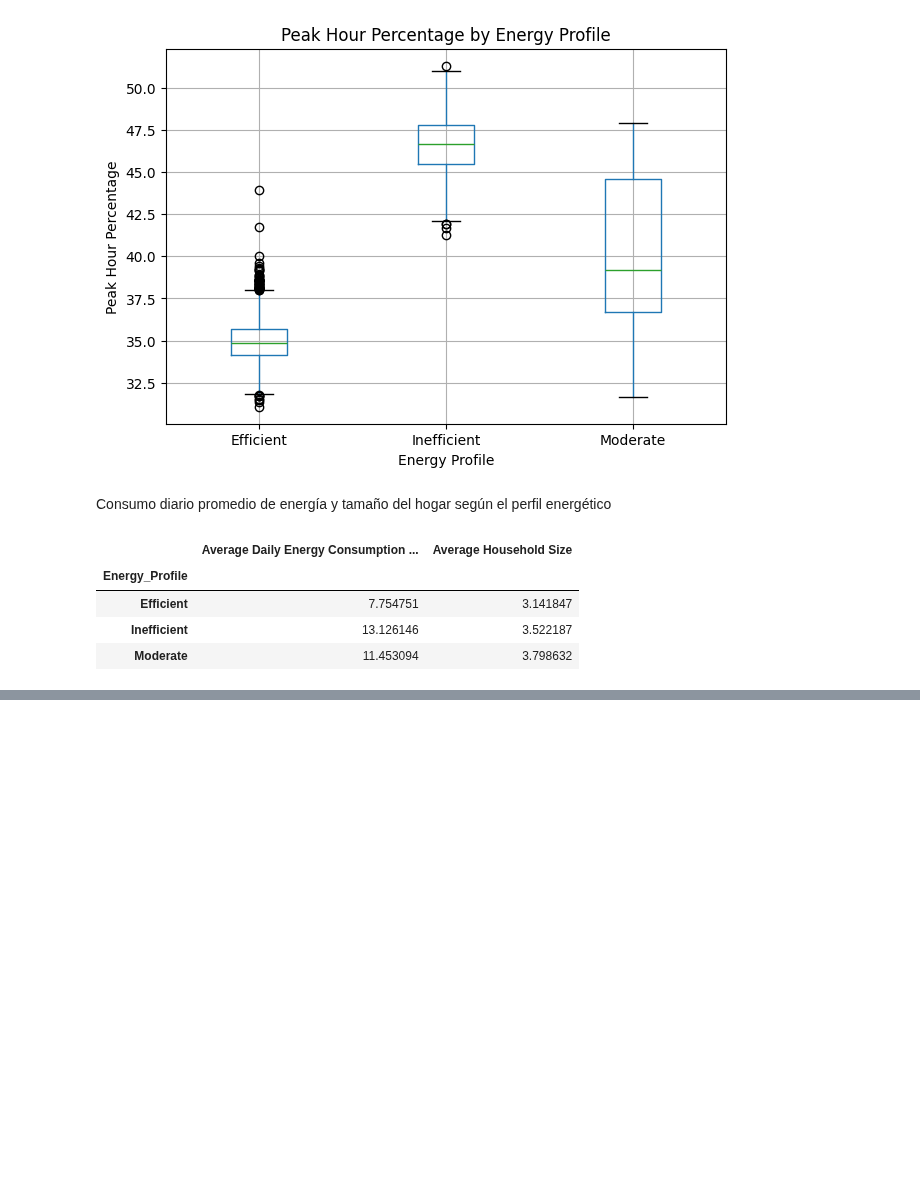
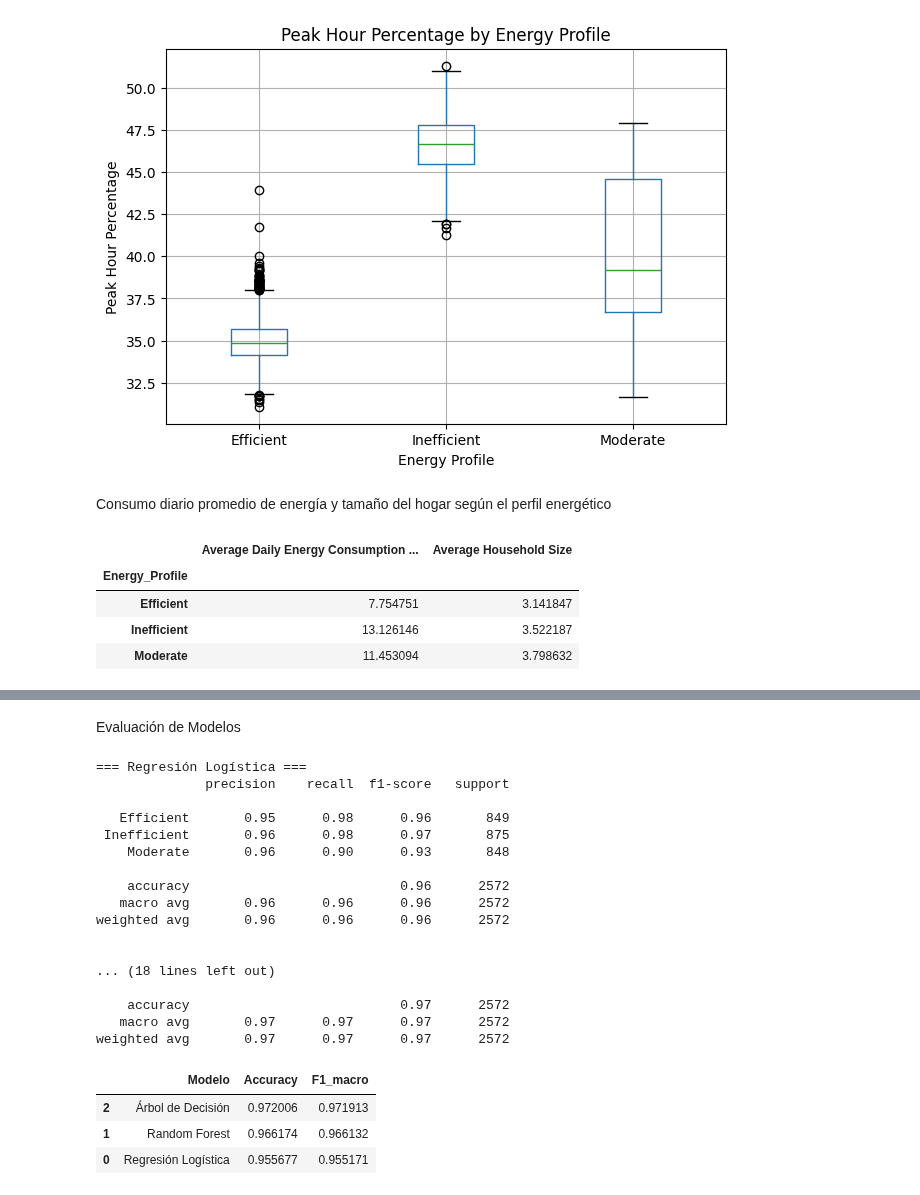
Before and after one commit to No-Country-simulation/G9-LATAM-Team-57, a Jupyter notebook: Copia_de_No_Country_simulation_G9_LATAM_Team_57.ipynb, the cells around one changed output, grey strips where cells are left out. Cells and saved outputs as stored; diff of their text form; code cells hidden in the pictures; blank space fills up the shorter version.

```diff
--- a/Copia_de_No_Country_simulation_G9_LATAM_Team_57.ipynb
+++ b/Copia_de_No_Country_simulation_G9_LATAM_Team_57.ipynb
@@ -1195,0 +1268,44 @@ tabla_consumo
+# %% [markdown]
+Evaluación de Modelos
+# %%
+from sklearn.metrics import accuracy_score, f1_score, classification_report, confusion_matrix
+
+modelos = {
+    "Regresión Logística": log_reg,
+    "Random Forest": rf,
+    "Árbol de Decisión": tree
+}
+
+resultados = []
+
+for nombre, modelo in modelos.items():
+    y_pred = modelo.predict(X_test)
+    acc = accuracy_score(y_test, y_pred)
+    f1 = f1_score(y_test, y_pred, average="macro")
+    resultados.append({"Modelo": nombre, "Accuracy": acc, "F1_macro": f1})
+    print(f"\n=== {nombre} ===")
+    print(classification_report(y_test, y_pred))
+
+pd.DataFrame(resultados).sort_values("F1_macro", ascending=False)
+# %% [output]
+=== Regresión Logística ===
+              precision    recall  f1-score   support
+
+   Efficient       0.95      0.98      0.96       849
+ Inefficient       0.96      0.98      0.97       875
+    Moderate       0.96      0.90      0.93       848
+
+    accuracy                           0.96      2572
+   macro avg       0.96      0.96      0.96      2572
+weighted avg       0.96      0.96      0.96      2572
+
+
+... (18 lines left out)
+
+    accuracy                           0.97      2572
+   macro avg       0.97      0.97      0.97      2572
+weighted avg       0.97      0.97      0.97      2572
+|  | Modelo | Accuracy | F1_macro |
+| 2 | Árbol de Decisión | 0.972006 | 0.971913 |
+| 1 | Random Forest | 0.966174 | 0.966132 |
+| 0 | Regresión Logística | 0.955677 | 0.955171 |
```
Also changed, not shown: parts of 8 cells of this notebook.
